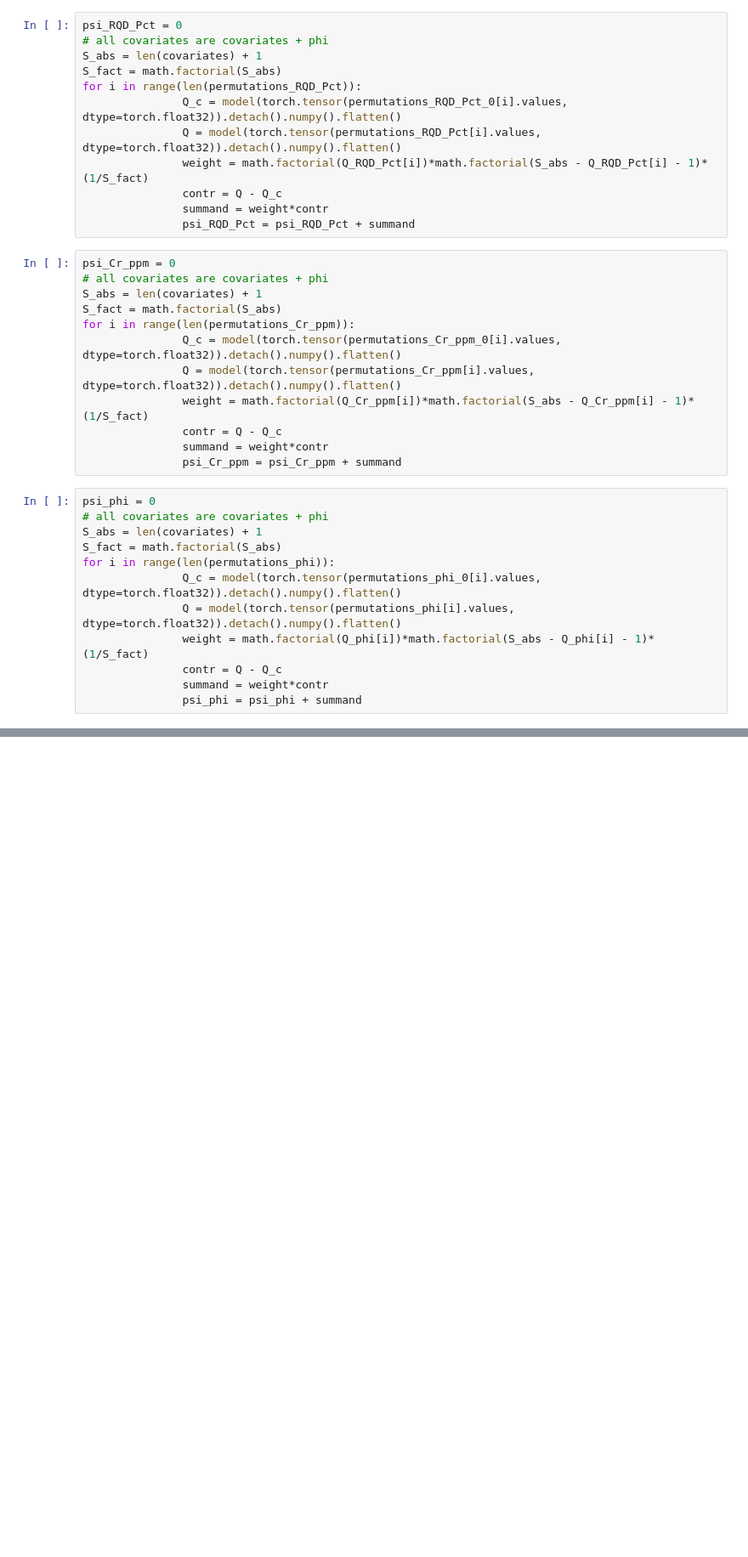
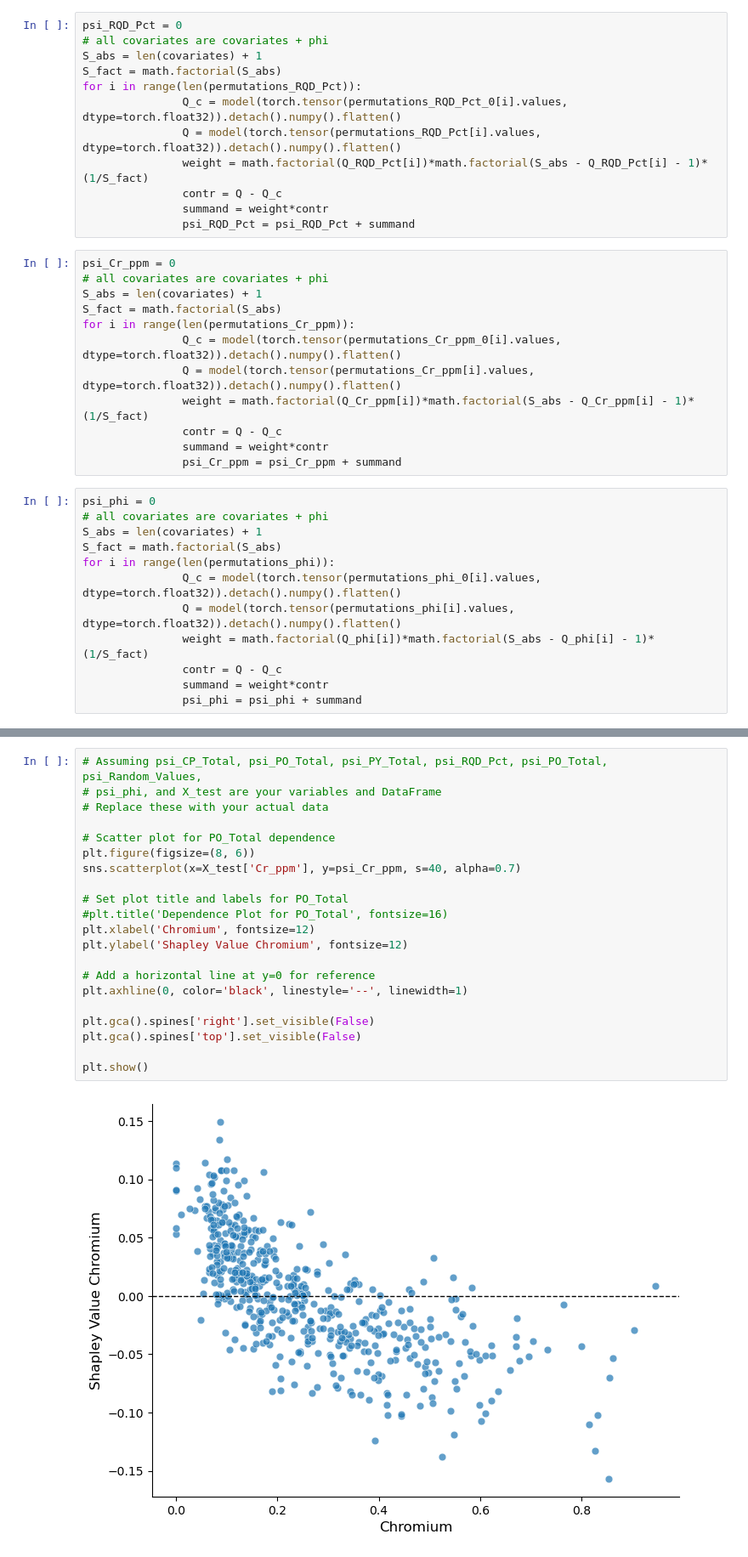
Before and after one commit to Fabian-Leal/PhD-Thesis---Incorporating-Deep-Learning-into-Statistical-Models-for-Spatial-Interpolation, a Jupyter notebook: Paper 3 PhD BNNs for multivariate predictions/DeepKriging/Explanations/Explanations.ipynb, the cells around one changed output, grey strips where cells are left out. Shown at 85% size. Saved outputs shown, nothing was run; the diff lists cells and outputs as text; blank space fills up the shorter version.

```diff
--- a/Paper 3 PhD BNNs for multivariate predictions/DeepKriging/Explanations/Explanations.ipynb
+++ b/Paper 3 PhD BNNs for multivariate predictions/DeepKriging/Explanations/Explanations.ipynb
@@ -686,0 +530,23 @@ plt.show()
+# %%
+# Assuming psi_CP_Total, psi_PO_Total, psi_PY_Total, psi_RQD_Pct, psi_PO_Total, psi_Random_Values,
+# psi_phi, and X_test are your variables and DataFrame
+# Replace these with your actual data
+
+# Scatter plot for PO_Total dependence
+plt.figure(figsize=(8, 6))
+sns.scatterplot(x=X_test['Cr_ppm'], y=psi_Cr_ppm, s=40, alpha=0.7)
+
+# Set plot title and labels for PO_Total
+#plt.title('Dependence Plot for PO_Total', fontsize=16)
+plt.xlabel('Chromium', fontsize=12)
+plt.ylabel('Shapley Value Chromium', fontsize=12)
+
+# Add a horizontal line at y=0 for reference
+plt.axhline(0, color='black', linestyle='--', linewidth=1)
+
+plt.gca().spines['right'].set_visible(False)
+plt.gca().spines['top'].set_visible(False)
+
+plt.show()
+# %% [output]
+[figure, added]
```
Also changed, not shown: parts of 12 cells of this notebook, 7 other files.
